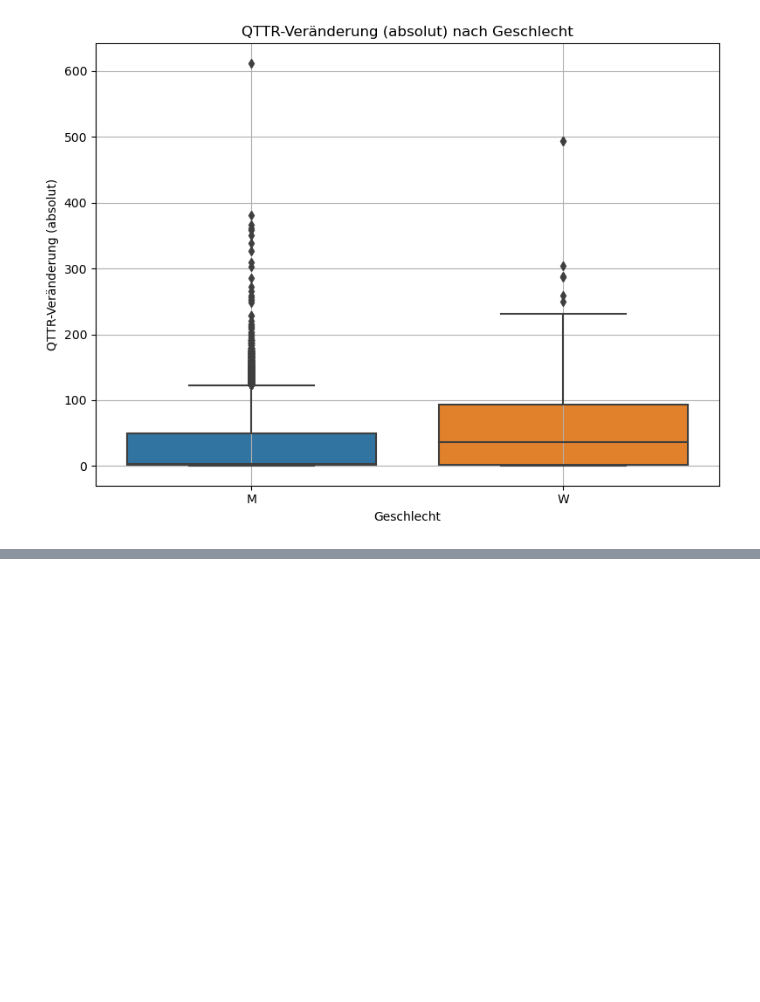
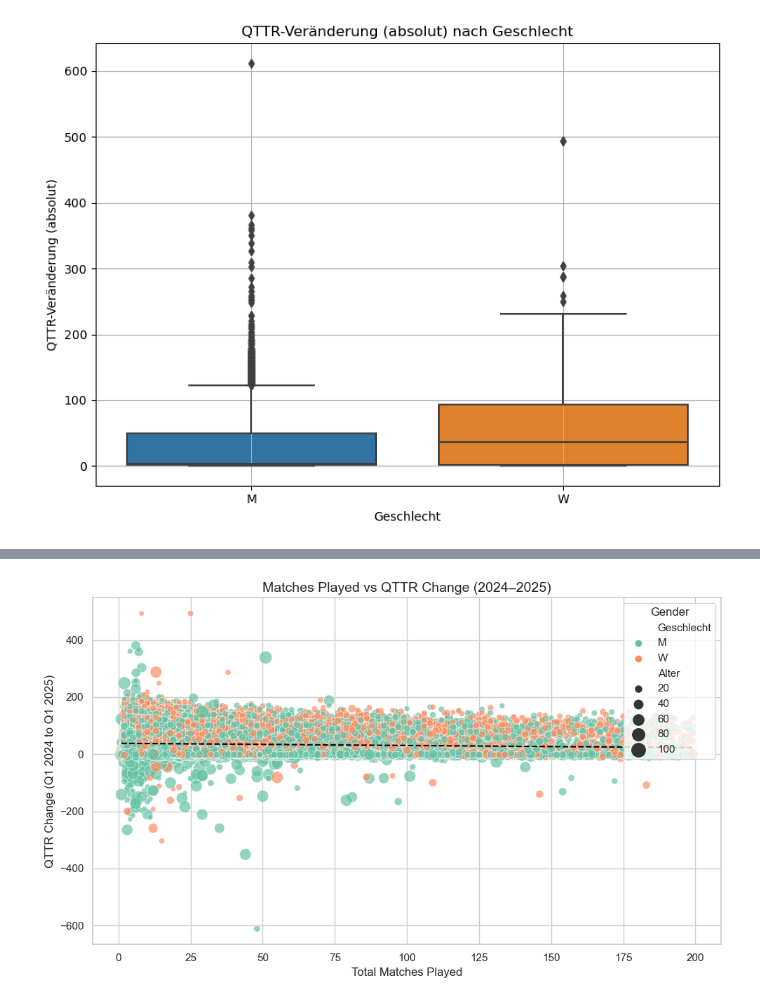
Before and after one commit to Fabian-Projects/QTTR-Veraenderungen-Klemm, a Jupyter notebook: Data_Analysis/Andrew_analysis.ipynb, the cells around one changed output, grey strips where cells are left out. Saved outputs shown, nothing was run; the diff lists cells and outputs as text; code cells hidden in the pictures; blank space fills up the shorter version.

```diff
--- a/Data_Analysis/Andrew_analysis.ipynb
+++ b/Data_Analysis/Andrew_analysis.ipynb
@@ -217,0 +353,13 @@ plt.show()
+# %%
+# Calculate total QTTR change
+df['Total_QTTR_Change'] = df['TTR_Q1_2025'] - df['TTR_Q1_2024']
+
+# Get top 10 improvers
+top_improvers = df.sort_values('Total_QTTR_Change', ascending=False).head(10)
+print("Top 10 Improvers:")
+print(top_improvers[['Vorname', 'Nachname', 'Nation', 'Total_QTTR_Change', 'TTR_Q1_2024', 'TTR_Q1_2025']])
+
+# Get top 10 decliners
+top_decliners = df.sort_values('Total_QTTR_Change').head(10)
+print("\nTop 10 Decliners:")
+print(top_decliners[['Vorname', 'Nachname', 'Nation', 'Total_QTTR_Change', 'TTR_Q1_2024', 'TTR_Q1_2025']])
@@ -217,0 +384,40 @@ plt.show()
+# %%
+import seaborn as sns
+import matplotlib.pyplot as plt
+
+# Set a modern theme
+sns.set(style="whitegrid")
+
+# Optional: filter out extreme outliers for cleaner view
+df_filtered = df[df['Anzahl Einzel gesamt'] < 200]  # or adjust as needed
+
+plt.figure(figsize=(10, 6))
+scatter = sns.scatterplot(
+    data=df_filtered,
+    x='Anzahl Einzel gesamt',
+    y='Total_QTTR_Change',
+    hue='Geschlecht',  # Adds color by gender
+    size='Alter',      # Size points by age (optional)
+    alpha=0.7,
+    palette='Set2',
+    sizes=(20, 200)
+)
+
+# Trendline (optional, for interpretability)
+sns.regplot(
+    data=df_filtered,
+    x='Anzahl Einzel gesamt',
+    y='Total_QTTR_Change',
+    scatter=False,
+    color='black',
+    line_kws={"linewidth": 1.5, "linestyle": "dashed"}
+)
+
+plt.title("Matches Played vs QTTR Change (2024–2025)", fontsize=14)
+plt.xlabel("Total Matches Played", fontsize=12)
+plt.ylabel("QTTR Change (Q1 2024 to Q1 2025)", fontsize=12)
+plt.legend(title="Gender", loc='upper right')
+plt.tight_layout()
+plt.show()
+# %% [output]
+[figure, added]
```
Also changed, not shown: parts of 12 cells of this notebook.
